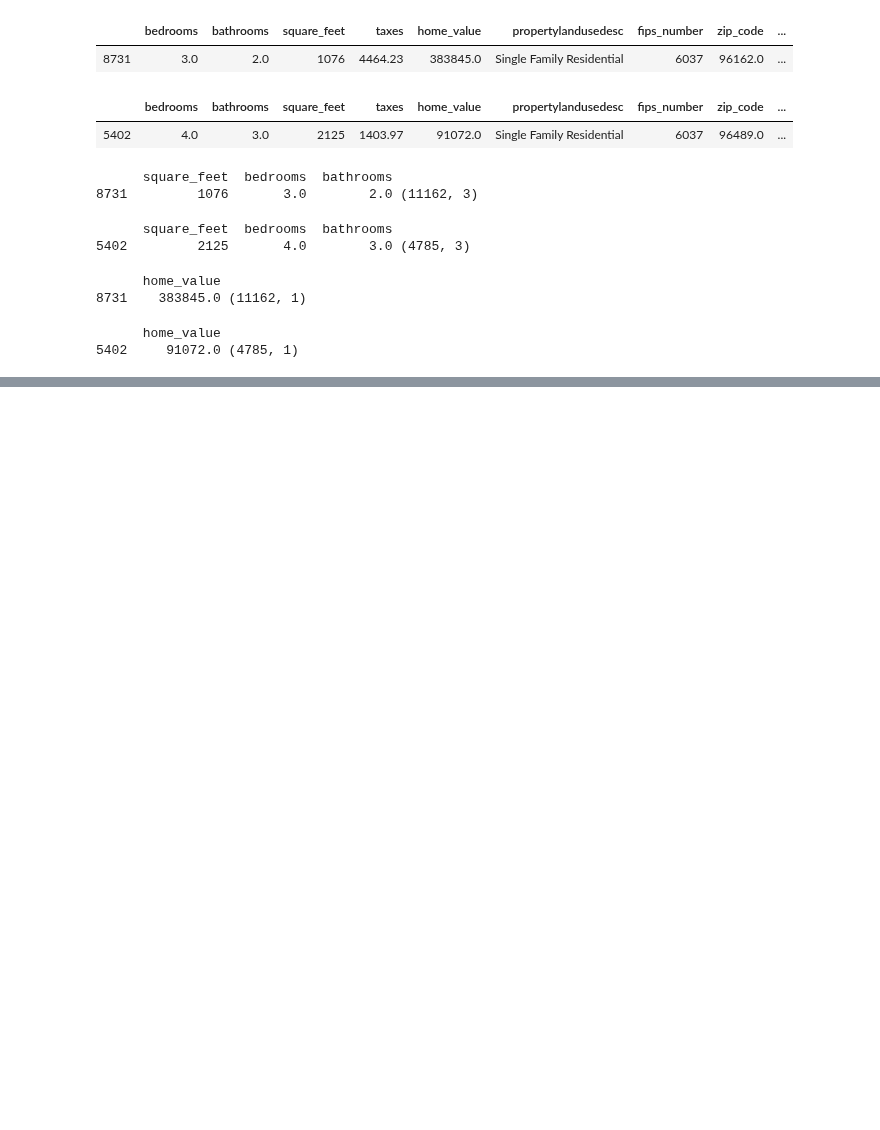
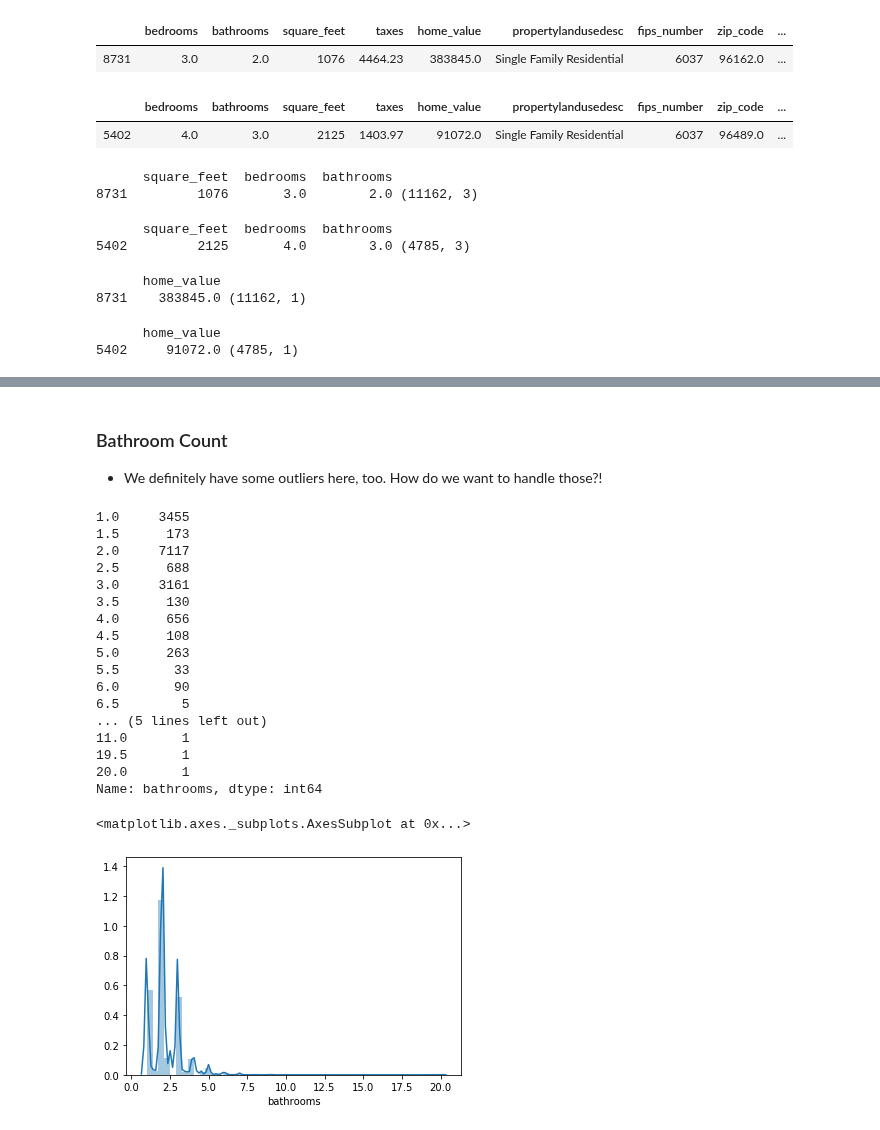
Before and after one commit to faithkane3/zillow_project, a Jupyter notebook: zillow_project_walkthrough.ipynb, the cells around one changed output, grey strips where cells are left out. Drawn from its saved outputs; the diff is of its cells as text; code cells hidden in the pictures; blank space fills up the shorter version.

```diff
--- a/zillow_project_walkthrough.ipynb
+++ b/zillow_project_walkthrough.ipynb
@@ -292,0 +381,27 @@ X_train_scaled.head(3), X_test_scaled.head(3)
+# %% [markdown]
+### Bathroom Count
+
+- We definitely have some outliers here, too. How do we want to handle those?!
+# %%
+print(df.bathrooms.value_counts(dropna=False).sort_index())
+sns.distplot(df.bathrooms)
+# %% [output]
+1.0     3455
+1.5      173
+2.0     7117
+2.5      688
+3.0     3161
+3.5      130
+4.0      656
+4.5      108
+5.0      263
+5.5       33
+6.0       90
+6.5        5
+... (5 lines left out)
+11.0       1
+19.5       1
+20.0       1
+Name: bathrooms, dtype: int64
+<matplotlib.axes._subplots.AxesSubplot at 0x...>
+[figure, added]
```
Also changed, not shown: parts of 57 cells of this notebook, 3 other files.
